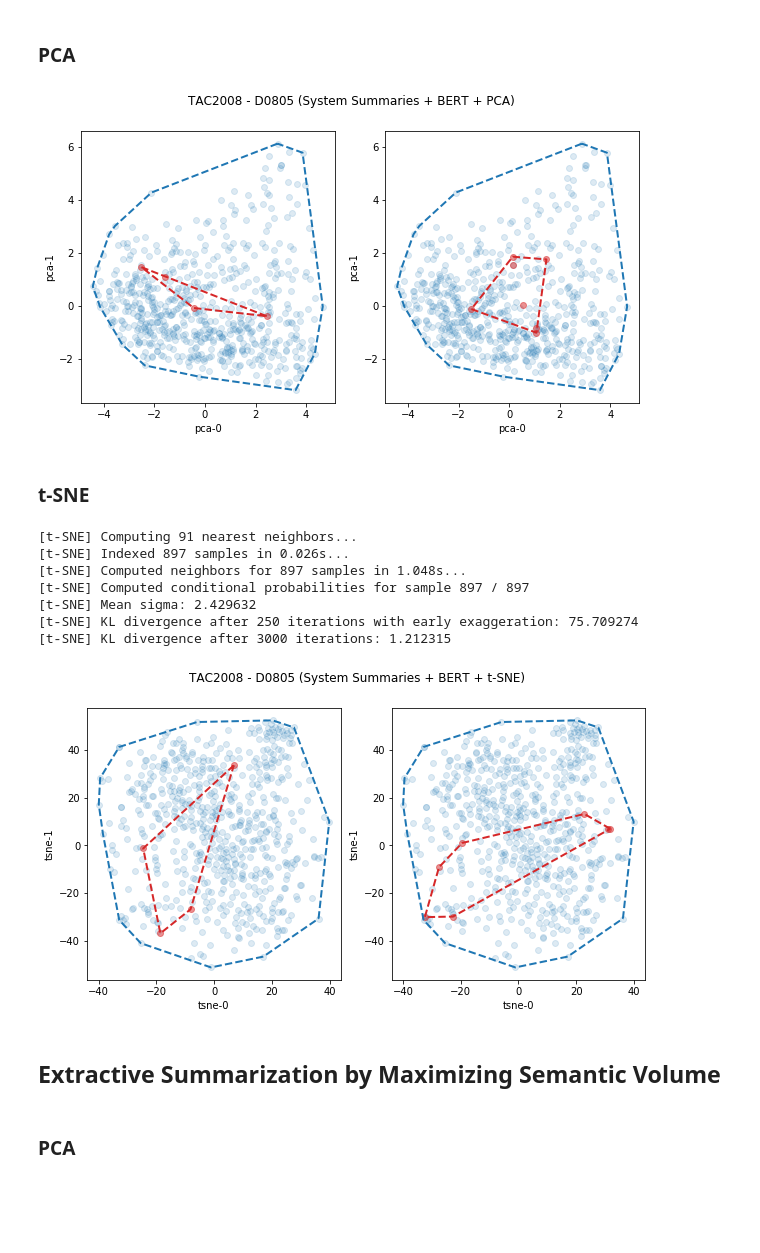
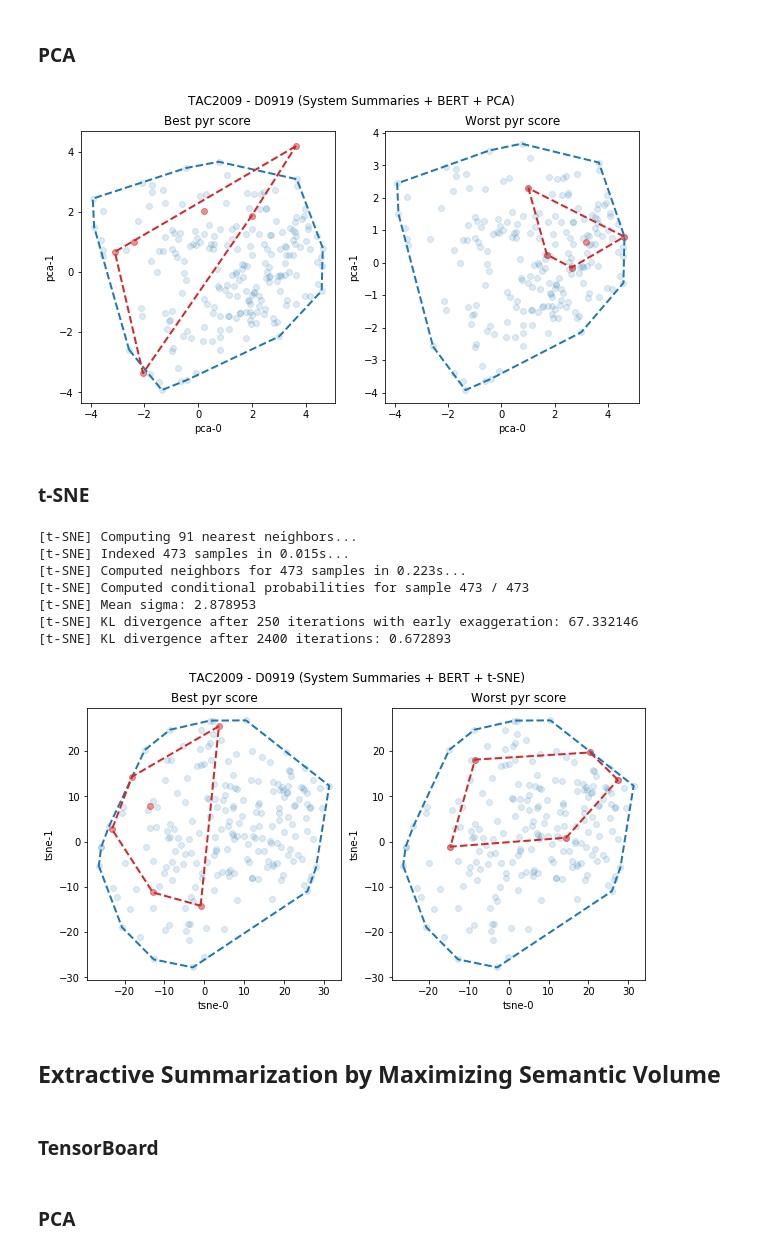
Before and after one commit to korunosk/geometry-of-text-summarization, a Jupyter notebook: main.ipynb, the cells around one changed output. Drawn from its saved outputs; the diff is of its cells as text; code cells hidden in the pictures; blank space fills up the shorter version.

```diff
--- a/main.ipynb
+++ b/main.ipynb
@@ -171,8 +172,8 @@ Use-case:
 4. Compute correlation with human judgements
 5. Plot
 # %%
-DATASET = DATASETS[0]
-TOPIC = 'D0805'
+DATASET = DATASETS[1]
+TOPIC = 'D0919'
 # %% [markdown]
 # Scores
 # %%
@@ -266,37 +281,37 @@ make_pytorch_projector(os.path.join(RUNS_DIR, f'geometry_sumarization_{t}'), dat
 # %% [markdown]
 ### PCA
 # %%
-document_pts, summary_pts = project_pca(document_embs, summary_embs)
+document_pts, summary_pts = project_pca(np.concatenate((document_embs, summary_embs)), document_embs.shape[0])
 
 fig = plt.figure(figsize=(10,5))
 fig.suptitle(DATASET + ' - ' + TOPIC + ' (System Summaries + BERT + PCA)')
 ax1 = fig.add_subplot(1,2,1)
-plot('pca', ax1, document_pts, summary_pts[indices[m[0],0]:indices[m[0],1]], plot_hull=True)
+plot('pca', ax1, 'Best pyr score', document_pts, summary_pts[indices[m[0],0]:indices[m[0],1]])
 ax2 = fig.add_subplot(1,2,2)
-plot('pca', ax2, document_pts, summary_pts[indices[m[1],0]:indices[m[1],1]], plot_hull=True)
+plot('pca', ax2, 'Worst pyr score', document_pts, summary_pts[indices[m[-1],0]:indices[m[-1],1]])
 plt.show()
 # %% [output]
-[figure, old version]
+[figure, new version]
 # %% [markdown]
 ### t-SNE
 # %%
-document_pts, summary_pts = project_tsne(document_embs, summary_embs)
+document_pts, summary_pts = project_tsne(np.concatenate((document_embs, summary_embs)), document_embs.shape[0])
 
 fig = plt.figure(figsize=(10,5))
 fig.suptitle(DATASET + ' - ' + TOPIC + ' (System Summaries + BERT + t-SNE)')
 ax1 = fig.add_subplot(1,2,1)
-plot('tsne', ax1, document_pts, summary_pts[indices[m[0],0]:indices[m[0],1]], plot_hull=True)
+plot('tsne', ax1, 'Best pyr score', document_pts, summary_pts[indices[m[0],0]:indices[m[0],1]])
 ax2 = fig.add_subplot(1,2,2)
-plot('tsne', ax2, document_pts, summary_pts[indices[m[1],0]:indices[m[1],1]], plot_hull=True)
+plot('tsne', ax2, 'Worst pyr score', document_pts, summary_pts[indices[m[-1],0]:indices[m[-1],1]])
 plt.show()
 # %% [output]
 [t-SNE] Computing 91 nearest neighbors...
-[t-SNE] Indexed 897 samples in 0.026s...
-[t-SNE] Computed neighbors for 897 samples in 1.048s...
-[t-SNE] Computed conditional probabilities for sample 897 / 897
-[t-SNE] Mean sigma: 2.429632
-[t-SNE] KL divergence after 250 iterations with early exaggeration: 75.709274
-[t-SNE] KL divergence after 3000 iterations: 1.212315
+[t-SNE] Indexed 473 samples in 0.015s...
+[t-SNE] Computed neighbors for 473 samples in 0.223s...
+[t-SNE] Computed conditional probabilities for sample 473 / 473
+[t-SNE] Mean sigma: 2.878953
+[t-SNE] KL divergence after 250 iterations with early exaggeration: 67.332146
+[t-SNE] KL divergence after 2400 iterations: 0.672893
-[figure, old version]
+[figure, new version]
 # %% [markdown]
 ## Extractive Summarization by Maximizing Semantic Volume
@@ -302,0 +320,2 @@ plt.show()
+# %% [markdown]
+### TensorBoard
```
Also changed, not shown: parts of 29 cells of this notebook.
